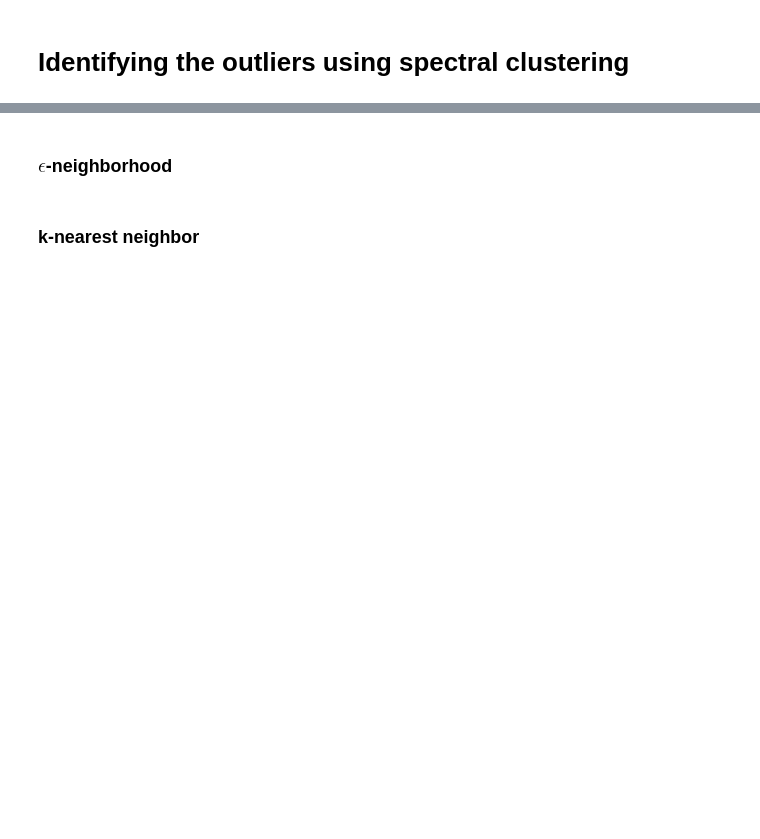
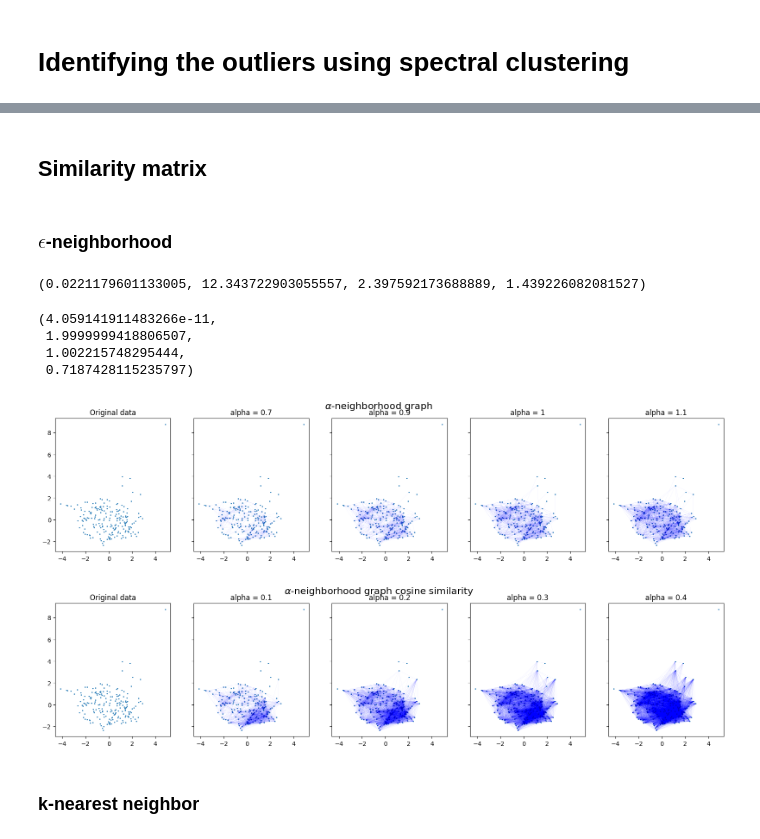
Before and after one commit to Aayush2492/Fraud-Analytics-Assignments, a Jupyter notebook: 3/spectral_clustering.ipynb, the cells around one changed output, grey strips where cells are left out. Cells and saved outputs as stored; diff of their text form; code cells hidden in the pictures; blank space fills up the shorter version.

Commit message:
Added Plots -  alpha-neighbourhood method -  kNN method plots

```diff
--- a/3/spectral_clustering.ipynb
+++ b/3/spectral_clustering.ipynb
@@ -64,4 +26,77 @@ L.shape
+# %% [markdown]
+## Similarity matrix
 # %% [markdown]
 ### $\epsilon$-neighborhood
+# %%
+def get_alphaNeighborhoodGraph(alpha, df, dist='euclidean'):
+    """Compute the alpha-neighborhood graph of the data points in df.
+    @param dist: distance metric to use (default: euclidean) `'euclidean' | 'cosine'`
+    return A, L where A is the adjacency matrix and L is the Laplacian matrix.
+    """
+    assert dist in ['euclidean', 'cosine'], 'dist must be either `euclidean` or `cosine`'
+
+    n = df.shape[0]
+    A = np.zeros((n, n))
+    distances = squareform(pdist(df, metric=dist))
+    for i in range(n):
+        for j in range(i + 1, n):
+            if distances[i, j] <= alpha:
+                A[i, j] = 1
+                A[j, i] = 1
+
+    D = np.diag(np.sum(A, axis=1))
+    L = D - A
+    return A, L
+# %%
+d = pdist(pc, metric='euclidean')
+d.min(), d.max(), d.mean(), d.std()
+# %% [output]
+(0.0221179601133005, 12.343722903055557, 2.397592173688889, 1.439226082081527)
+# %%
+d = pdist(pc, metric='cosine')
+d.min(), d.max(), d.mean(), d.std()
+# %% [output]
+(4.059141911483266e-11,
+ 1.9999999418806507,
+ 1.002215748295444,
+ 0.7187428115235797)
+# %%
+fig, ax = plt.subplots(1, 5, figsize=(20, 4), sharey=True, sharex=True)
+ax[0].scatter(pc[:, 0], pc[:, 1], s=1)
+ax[0].set_title('Original data')
+
+# Parameter tuning for alpha
+alphas = [0.7, 0.9, 1, 1.1 ]
+for i, alpha in enumerate(alphas):
+    A, L = get_alphaNeighborhoodGraph(alpha, df)
+    ax[i + 1].scatter(pc[:, 0], pc[:, 1], s=1)
+    ax[i + 1].set_title('alpha = {}'.format(alpha))
+    for ind1, ind2 in zip(*np.where(A == 1)):
+        ax[i + 1].plot(pc[[ind1, ind2], 0], pc[[ind1, ind2], 1], lw=0.1, c='b', alpha=0.1)
+
+alpha = 1.1         # Best alpha TODO: set to the best alpha
+fig.suptitle(r'$\alpha$-neighborhood graph', fontsize=16)
+plt.show()
+
+
+fig, ax = plt.subplots(1, 5, figsize=(20, 4), sharey=True, sharex=True)
+ax[0].scatter(pc[:, 0], pc[:, 1], s=1)
+ax[0].set_title('Original data')
+
+# Parameter tuning for alpha
+alphas = [0.1, 0.2, 0.3, 0.4 ]
+for i, alpha in enumerate(alphas):
+    A, L = get_alphaNeighborhoodGraph(alpha, df, dist='cosine')
+    ax[i + 1].scatter(pc[:, 0], pc[:, 1], s=1)
+    ax[i + 1].set_title('alpha = {}'.format(alpha))
+    for ind1, ind2 in zip(*np.where(A == 1)):
+        ax[i + 1].plot(pc[[ind1, ind2], 0], pc[[ind1, ind2], 1], lw=0.1, c='b', alpha=0.1)
+
+# alpha = 1.1         # Best alpha TODO: set to the best alpha
+fig.suptitle(r'$\alpha$-neighborhood graph cosine similarity', fontsize=16)
+plt.show()
+# %% [output]
+[figure, added]
+[figure, added]
 # %% [markdown]
 ### k-nearest neighbor
```
Also changed, not shown: parts of 22 cells of this notebook.
